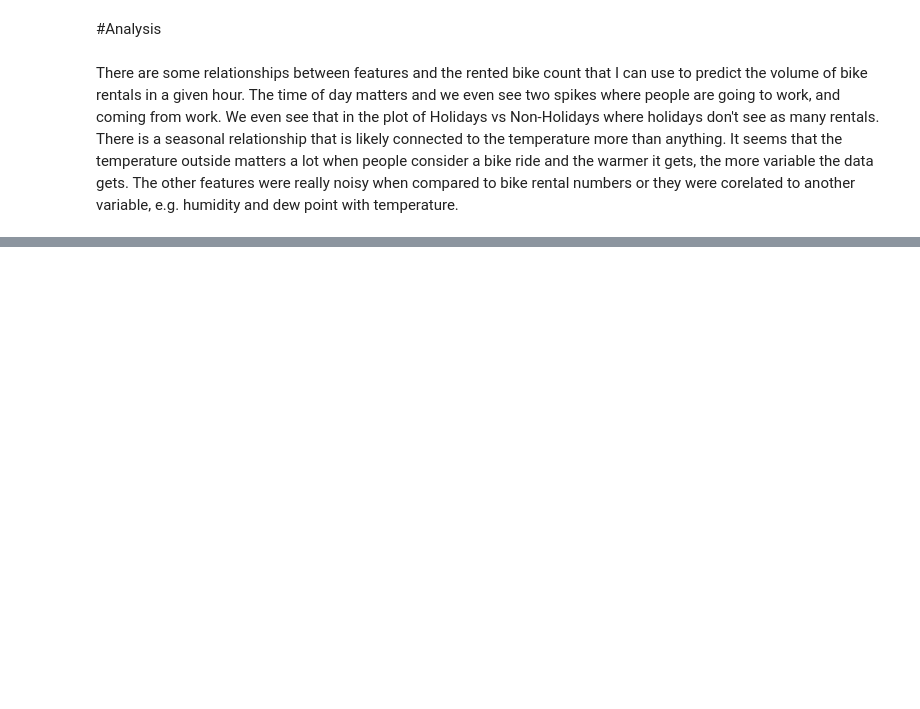
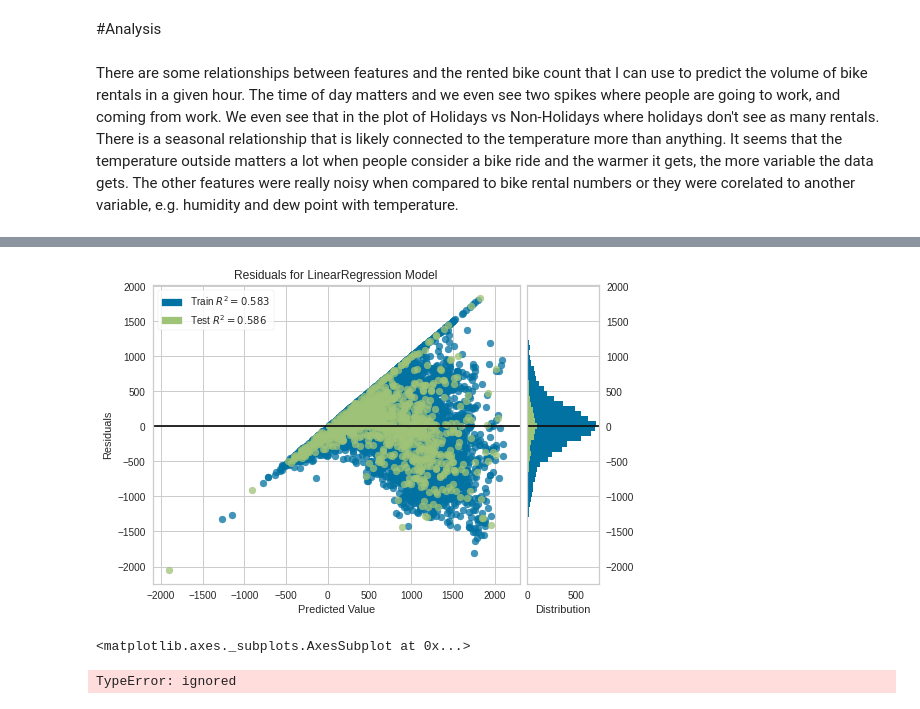
Before and after one commit to garrettfarley9/Seoul-Bike-Regression, a Jupyter notebook: Farley_ML_Project_part_1.ipynb, the cells around one changed output, grey strips where cells are left out. Saved outputs shown, nothing was run; the diff lists cells and outputs as text; code cells hidden in the pictures; blank space fills up the shorter version.

```diff
--- a/Farley_ML_Project_part_1.ipynb
+++ b/Farley_ML_Project_part_1.ipynb
@@ -65,0 +105,27 @@ There are some relationships between features and the rented bike count that I c
+# %%
+
+
+le = LabelEncoder()
+bdf['Holiday'] = le.fit_transform(bdf['Holiday'])
+bdf['Functioning Day'] = le.fit_transform(bdf['Holiday'])
+
+
+temp = pd.get_dummies(bdf, columns = ['Seasons'])
+temp = temp.filter(regex = 'Seasons_\w+')
+bdf = pd.concat([bdf, temp], axis = 1)
+bdf = bdf.drop(columns = ['Seasons'])
+# %%
+
+y_data = bdf['Rented Bike Count']
+x_data = bdf.drop(columns = ['Rented Bike Count', 'Date'])
+
+scaler = StandardScaler()
+x_data = scaler.fit_transform(x_data)
+
+x_train, x_test, y_train, y_test = train_test_split(x_data, y_data, test_size = 0.10, random_state = 4200)
+#initialize linear regression model object
+lin_reg = linear_model.LinearRegression()
+log_reg = linear_model.LogisticRegression()
+#train model
+lin_reg = lin_reg.fit(x_train, y_train)
+log_reg = log_reg.fit(x_train, y_train)
@@ -65,0 +140,15 @@ There are some relationships between features and the rented bike count that I c
+# %%
+#Check accuracy
+lin_reg.predict(x_test)
+lin_reg.score(x_test, y_test)
+
+#log_reg.predict(x_test)
+#log_reg.score(x_test, y_test)
+
+viz = ResidualsPlot(lin_reg)
+viz.fit(x_train,y_train)
+viz.score(x_test, y_test)
+viz.show()
+# %% [output]
+[figure, added]
+<matplotlib.axes._subplots.AxesSubplot at 0x...>
@@ -65,0 +159,14 @@ There are some relationships between features and the rented bike count that I c
+# %%
+p = [0.2, 0.3, 0.5, 0.7, 0.8, 0.9]
+
+for percent in p:
+  x_train, x_test, y_train, y_test = train_test_split(x_data, y_data, test_size = p, random_state = 4200)
+  lin_reg = linear_model.LinearRegression()
+  lin_reg = lin_reg.fit(x_train, y_train)
+
+  viz = ResidualsPlot(lin_reg)
+  viz.fit(x_train,y_train)
+  viz.score(x_test, y_test)
+  viz.show()
+# %% [output]
+TypeError: ignored
```
Also changed, not shown: parts of 6 cells of this notebook.
